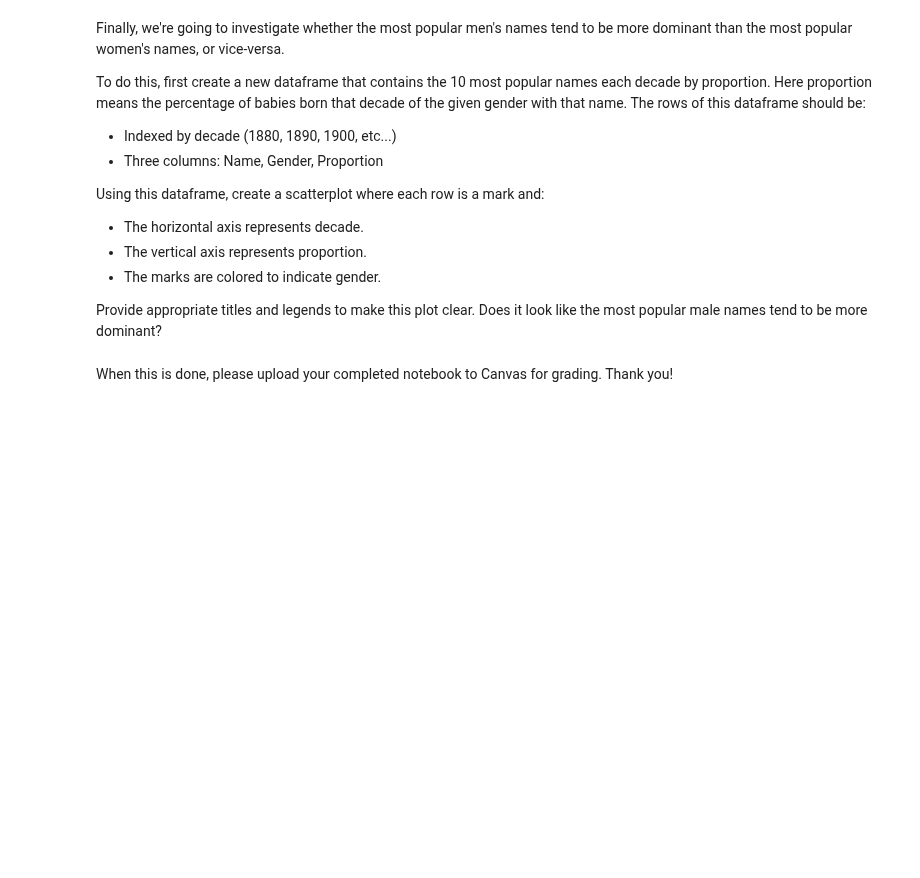
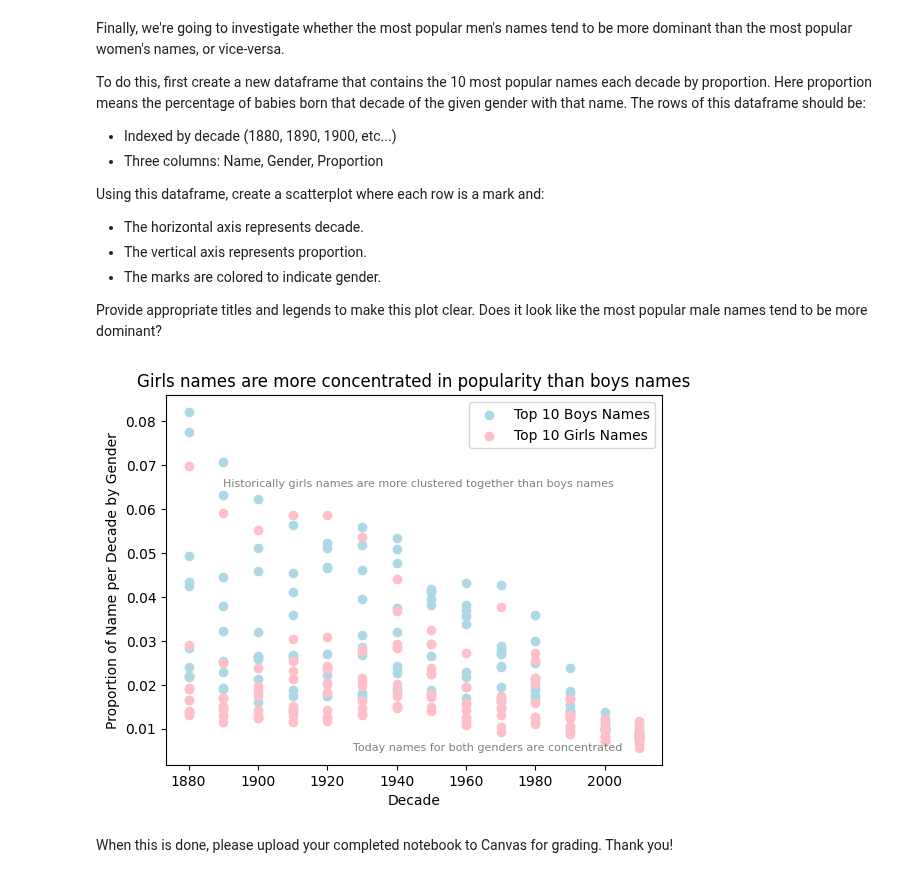
Before and after one commit to robchristiansen13/Learning, a Jupyter notebook: WeberState/CS 6570 (Data Science Algorithms I)/Assignments/CS-6570 Homework 2.ipynb, the cells around one changed output. Cells and saved outputs as stored; diff of their text form; code cells hidden in the pictures; blank space fills up the shorter version.

```diff
--- a/WeberState/CS 6570 (Data Science Algorithms I)/Assignments/CS-6570 Homework 2.ipynb
+++ b/WeberState/CS 6570 (Data Science Algorithms I)/Assignments/CS-6570 Homework 2.ipynb
@@ -150,5 +148,58 @@ Using this dataframe, create a scatterplot where each row is a mark and:
 Provide appropriate titles and legends to make this plot clear. Does it look like the most popular male names tend to be more dominant?
 # %%
 # TODO: Create the figure described above.
+# TODO: Add a column 'prop' to the df_names dataframe containing the proportion information described above.
+
+# Step 1: Add a Decade column using integer division
+df_names['Decade'] = df_names['Year'].apply(lambda x: (x // 10) * 10  )
+
+# Step 2: Create a new table that sums the counts by Decade, Name, Gender
+df_names_pivot = df_names.pivot_table(index=['Decade','Name','Gender'], values=('Count'), aggfunc=sum).sort_index(ascending=True) # Pivot Table to generate the aggregate sums
+df_names_pivot = df_names_pivot.rename(columns={'Count':'Decade Total for Name/Gender'}) # Rename column
+df_names_pivot = df_names_pivot.reset_index() # Move the index to a column
+df_names_pivot
+
+# Step 3: Create a new table that sums the counts by Decade
+df_names_decade_pivot = df_names.pivot_table(index=['Decade','Gender'], values=('Count'), aggfunc=sum).sort_index(ascending=True) # Pivot Table to generate the aggregate sums
+df_names_decade_pivot = df_names_decade_pivot.rename(columns={'Count':'Decade/Gender Total'}) # Rename column
+df_names_decade_pivot = df_names_decade_pivot.reset_index() # Move the index to a column
+df_names_decade_pivot
+
+# Step 4: Merge the Decade Pivot into a new table so the 'Decade/Gender Total' is also available per row
+df_names_merged_decade = pd.merge(df_names_pivot, df_names_decade_pivot, on=['Decade','Gender'], how="inner")
+df_names_merged_decade
+
+# Step 5: Calculate the 'Decade/Gender Proporition' field
+df_names_merged_decade['Decade/Gender Proportion'] = df_names_merged_decade['Decade Total for Name/Gender'].div(df_names_merged_decade['Decade/Gender Total'])
+
+# Step 6: Add a rank of the popularity for each gender/decade combination
+df_names_merged_decade['Decade/Gender Prop Rank'] = df_names_merged_decade.groupby(['Decade','Gender'])['Decade/Gender Proportion'].rank(ascending=False, method='min')
+df_names_merged_decade = df_names_merged_decade.sort_values(by='Decade/Gender Prop Rank', ascending=True )
+df_names_merged_decade
+
+# Step 7: Create a new table with the top 10 most popular names for each gender by decade
+df_names_most_popular = df_names_merged_decade.loc[df_names_merged_decade['Decade/Gender Prop Rank'] <= 10]
+
+# Step 8: Set the index to 'Decade' and only include the three columns per the instructions
+df_names_most_popular = df_names_most_popular.set_index('Decade')
+df_names_most_popular = df_names_most_popular[['Name','Gender','Decade/Gender Proportion']]
+df_names_most_popular
+
+fig, ax = plt.subplots()
+
+# ax.scatter(df_names_most_popular.index, df_names_most_popular['Decade/Gender Proportion']) # <<< TODO: How to filter to apply two series
+ax.scatter(df_names_most_popular.loc[df_names_most_popular['Gender'] =='M'].index, df_names_most_popular['Decade/Gender Proportion'].loc[df_names_most_popular['Gender'] =='M'], color="lightblue", label="Top 10 Boys Names") # <<< TODO: How to filter to apply two series
+ax.scatter(df_names_most_popular.loc[df_names_most_popular['Gender'] =='F'].index, df_names_most_popular['Decade/Gender Proportion'].loc[df_names_most_popular['Gender'] =='F'], color="pink", label="Top 10 Girls Names") # <<< TODO: How to filter to apply two series
+
+ax.legend()
+ax.set_title('Girls names are more concentrated in popularity than boys names')
+ax.set_xlabel('Decade')
+ax.set_ylabel('Proportion of Name per Decade by Gender')
+ax.annotate("Historically girls names are more clustered together than boys names", xy=(1890, .065), color='gray', horizontalalignment='left',fontsize=8)
+ax.annotate("Today names for both genders are concentrated", xy=(2005, .005), color='gray', horizontalalignment='right',fontsize=8)
+
+plt.show()
+# %% [output]
+[figure, added]
 # %% [markdown]
 When this is done, please upload your completed notebook to Canvas for grading. Thank you!
```
Also changed, not shown: parts of 1 cell of this notebook.
